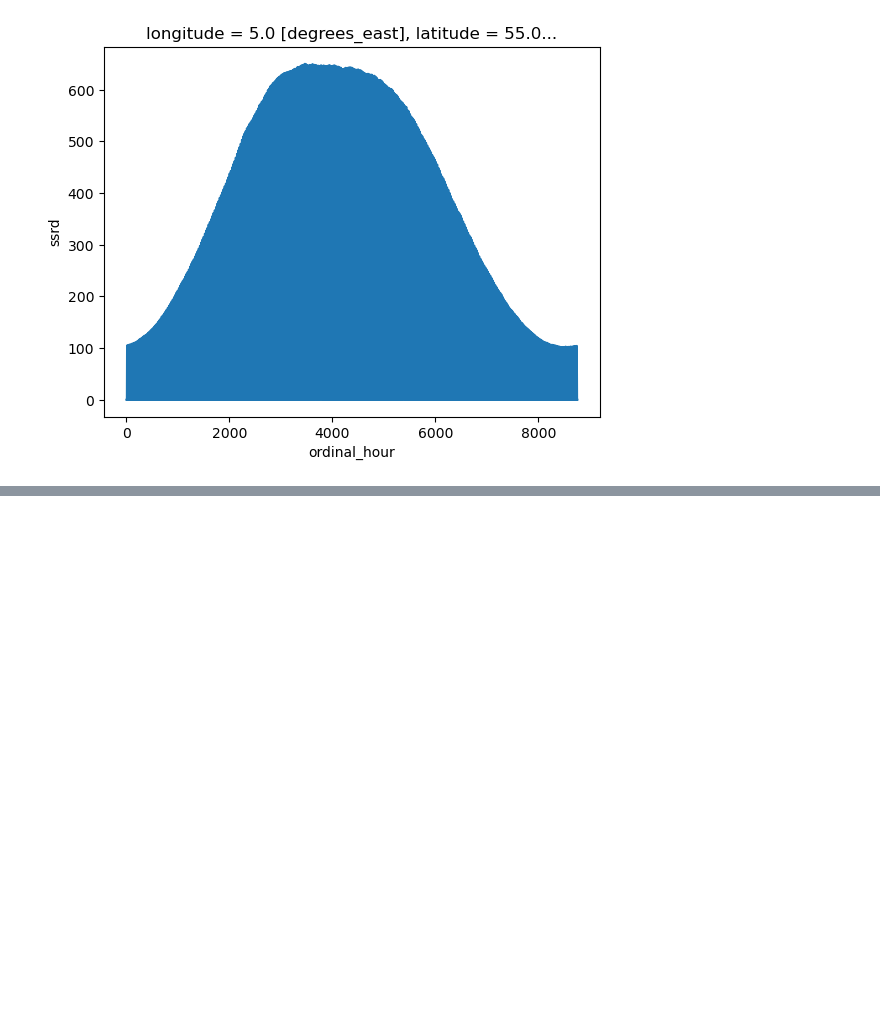
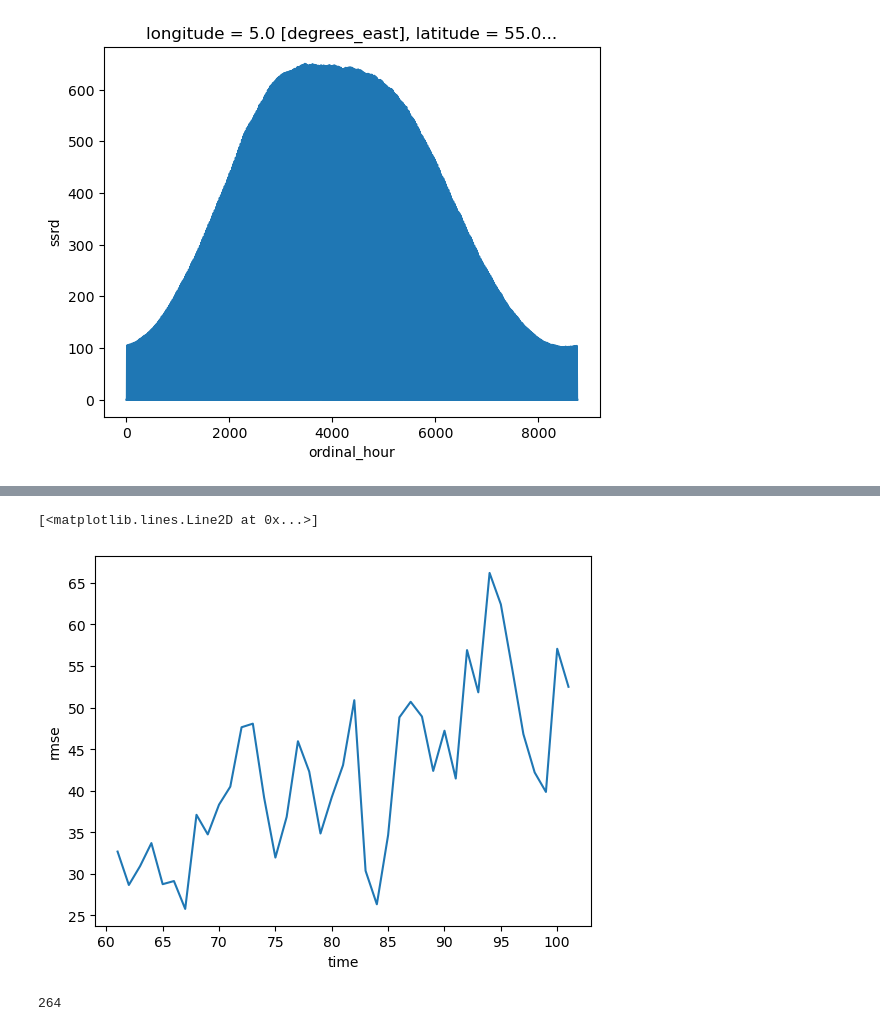
Before and after one commit to laurensstoop/CREDI, a Jupyter notebook: src/notebooks/ERA5-NL_HRWclimatology.ipynb, the cells around one changed output, grey strips where cells are left out. Drawn from its saved outputs; the diff is of its cells as text; code cells hidden in the pictures; blank space fills up the shorter version.

```diff
--- a/src/notebooks/ERA5-NL_HRWclimatology.ipynb
+++ b/src/notebooks/ERA5-NL_HRWclimatology.ipynb
@@ -167,0 +205,9 @@ ds2.ssrd.sel(latitude=55, longitude=5, method='nearest').plot()
+# %%
+ds3[72::].rmse.groupby(ds3[72::].time.dt.dayofyear).mean().plot()
+# %% [output]
+[<matplotlib.lines.Line2D at 0x...>]
+[figure, added]
+# %%
+336-72
+# %% [output]
+264
```
Also changed, not shown: parts of 6 cells of this notebook.
